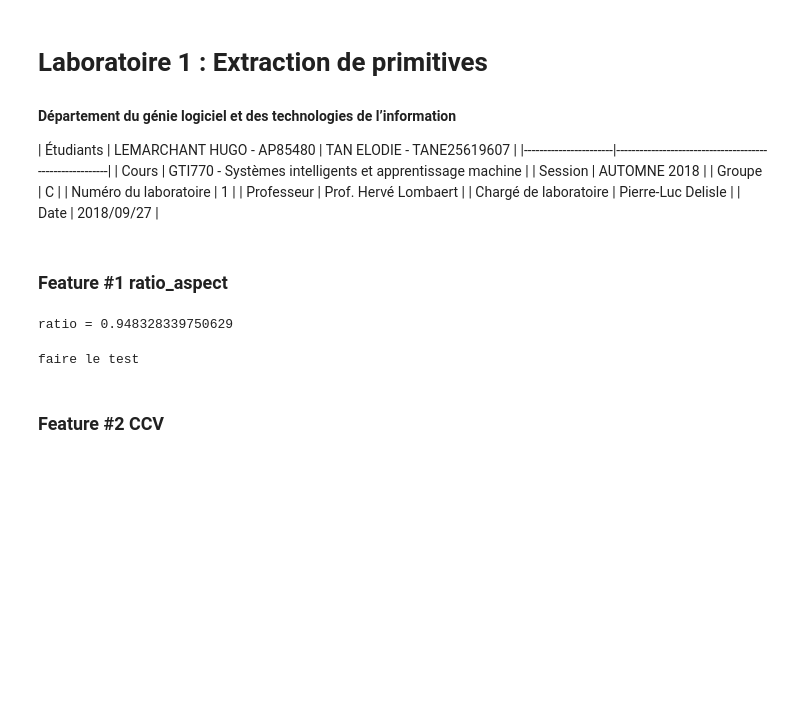
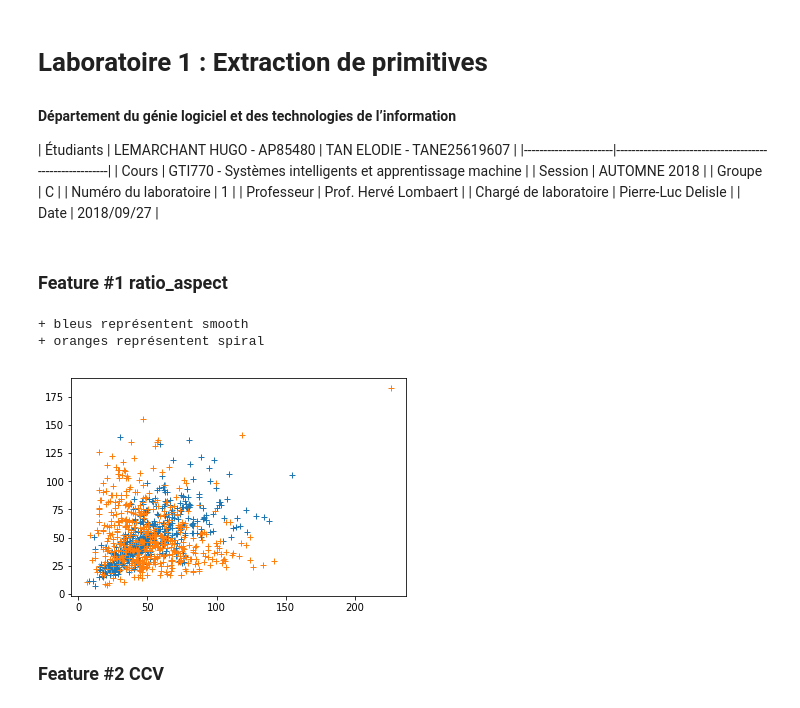
Before and after one commit to lodtan/gti770-tp1, a Jupyter notebook: GTI770-TP01.ipynb, the cells around one changed output. Saved outputs shown, nothing was run; the diff lists cells and outputs as text; code cells hidden in the pictures; blank space fills up the shorter version.

Commit message:
comparaisons for ratio

```diff
--- a/GTI770-TP01.ipynb
+++ b/GTI770-TP01.ipynb
@@ -38,27 +38,51 @@ GP=core.GalaxyProcessor(path)
 # %% [markdown]
 ### Feature #1 ratio_aspect
 # %%
-def get_ratio_aspect(img):
+def get_ratio_aspect(img, threshold):
+    """
+    Calculate the ratio of the bounding revtangle containing the largest contoured element. Most of the time the galaxy.
+
+    args : image read by the cv2.imread function.
+
+    Returns the ratio and the values of width and lenght
+    """
+    if not isinstance(img, np.ndarray):
+        return -1, (None, None)
     img = cv2.cvtColor(img, cv2.COLOR_BGR2GRAY)
-    ret,thresh = cv2.threshold(img,50,255,0)
+    ret,thresh = cv2.threshold(img,threshold,255,0)
     im2,contours,hierarchy = cv2.findContours(thresh, 2, 2)
     cnt = max(contours, key = lambda cnt : len(cnt))
     rect = cv2.minAreaRect(cnt)
     ratio = rect[1][0]/(rect[1][1]+0.0000000001)
-    print("ratio = {}".format(ratio))
-    return ratio
+    #print("ratio = {}".format(ratio))
+    return ratio, (rect[1][0], rect[1][1])
 
-ratio = get_ratio_aspect(imgFile)
+ratio, values = get_ratio_aspect(imgFile, 127)
-# %% [output]
-ratio = 0.948328339750629
-# %%
-def test_ratio_feature():
-
-    print("finir le test")
-
-test_ratio_feature()
-# %% [output]
-faire le test
+# %%
+def test_ratio_feature(threshold):
+    with open('galaxy/galaxy.csv', 'r') as f:
+        reader = csv.reader(f)
+        count = 0
+        X = np.array([[None, None]])
+        Y = [None]
+        for row in reader:
+            if (count >= 1 and count <= 500) or (count >= 11164 and count <= 11663):
+                image = cv2.imread(pathHugo + "/{}.jpg".format(row[0]))
+                ratio, values = get_ratio_aspect(image, threshold)
+                if not (ratio == -1):
+                    X = np.append(X, [[values[0], values[1]]], axis=0)
+                    Y.append(row[1])
+            count += 1
+    print("+ bleus représentent {}".format(Y[1]))
+    print("+ oranges représentent {}".format(Y[-1]))
+    plt.plot(X[1:501,0], X[1:501,1], '+')
+    plt.plot(X[501:1001,0], X[501:1001,1], '+')
+
+test_ratio_feature(95)
+# %% [output]
++ bleus représentent smooth
++ oranges représentent spiral
+[figure, added]
 # %% [markdown]
 ### Feature #2 CCV
 # %%
```
